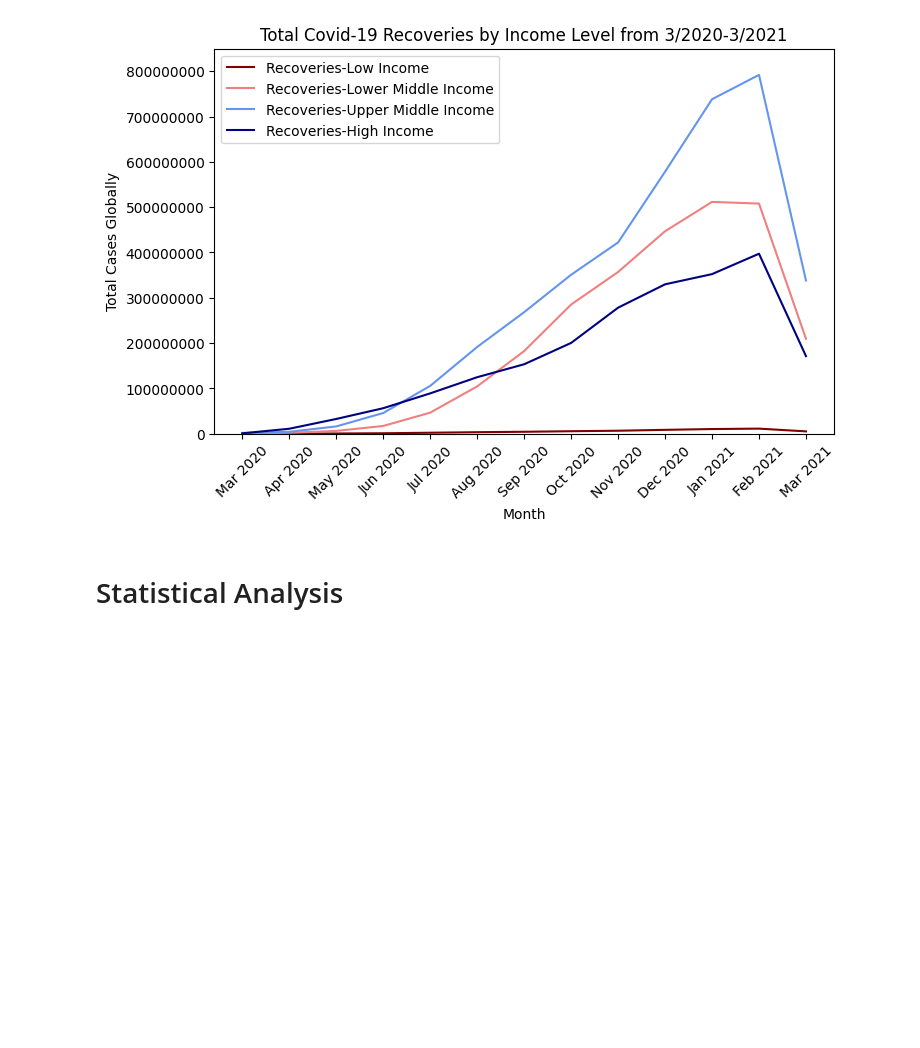
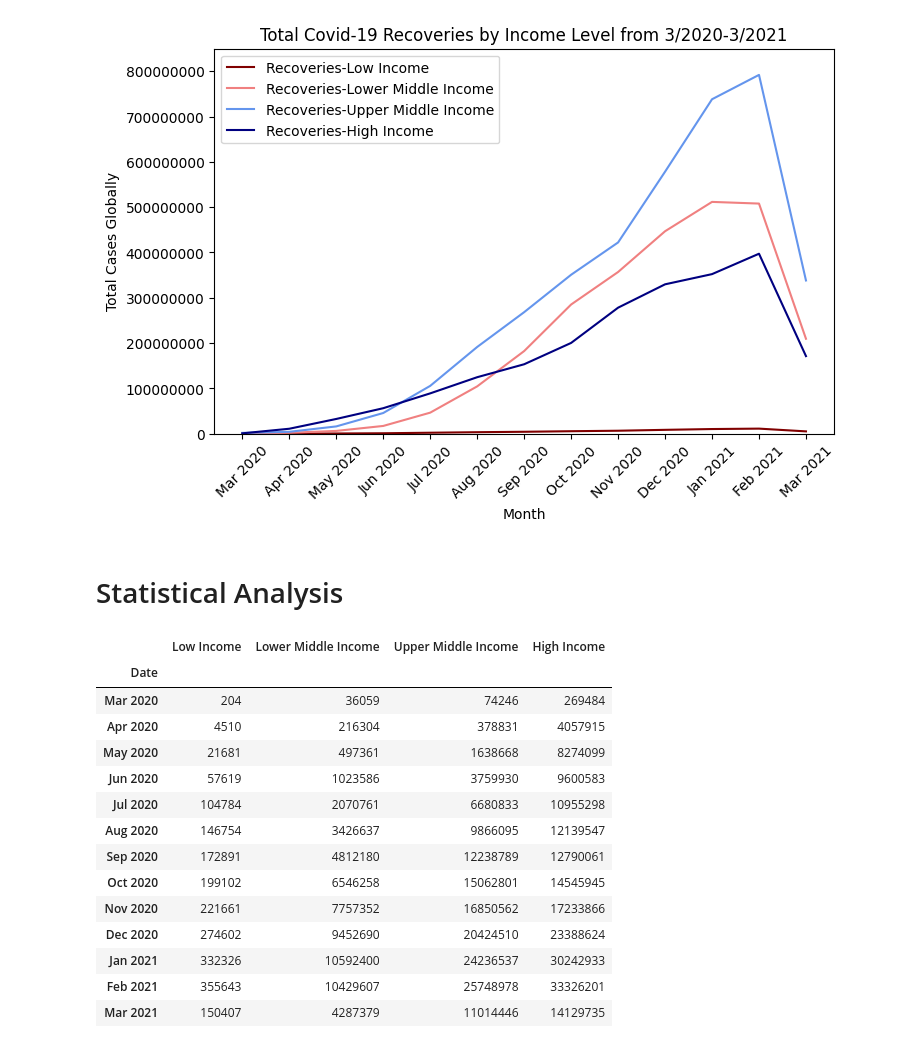
Before and after one commit to fow-jor08/Covid-19, a Jupyter notebook: Covid_19_Data_Set_Jordan_Fowler.ipynb, the cells around one changed output. Drawn from its saved outputs; the diff is of its cells as text; code cells hidden in the pictures; blank space fills up the shorter version.

```diff
--- a/Covid_19_Data_Set_Jordan_Fowler.ipynb
+++ b/Covid_19_Data_Set_Jordan_Fowler.ipynb
@@ -521,3 +525,21 @@ plt.show()
 [figure]
 # %% [markdown]
 # Statistical Analysis
+# %%
+death_by_income
+# %% [output]
+|  | Low Income | Lower Middle Income | Upper Middle Income | High Income |
+| Date |  |  |  |  |
+| Mar 2020 | 204 | 36059 | 74246 | 269484 |
+| Apr 2020 | 4510 | 216304 | 378831 | 4057915 |
+| May 2020 | 21681 | 497361 | 1638668 | 8274099 |
+| Jun 2020 | 57619 | 1023586 | 3759930 | 9600583 |
+| Jul 2020 | 104784 | 2070761 | 6680833 | 10955298 |
+| Aug 2020 | 146754 | 3426637 | 9866095 | 12139547 |
+| Sep 2020 | 172891 | 4812180 | 12238789 | 12790061 |
+| Oct 2020 | 199102 | 6546258 | 15062801 | 14545945 |
+| Nov 2020 | 221661 | 7757352 | 16850562 | 17233866 |
+| Dec 2020 | 274602 | 9452690 | 20424510 | 23388624 |
+| Jan 2021 | 332326 | 10592400 | 24236537 | 30242933 |
+| Feb 2021 | 355643 | 10429607 | 25748978 | 33326201 |
+| Mar 2021 | 150407 | 4287379 | 11014446 | 14129735 |
```
Also changed, not shown: parts of 4 cells of this notebook.
